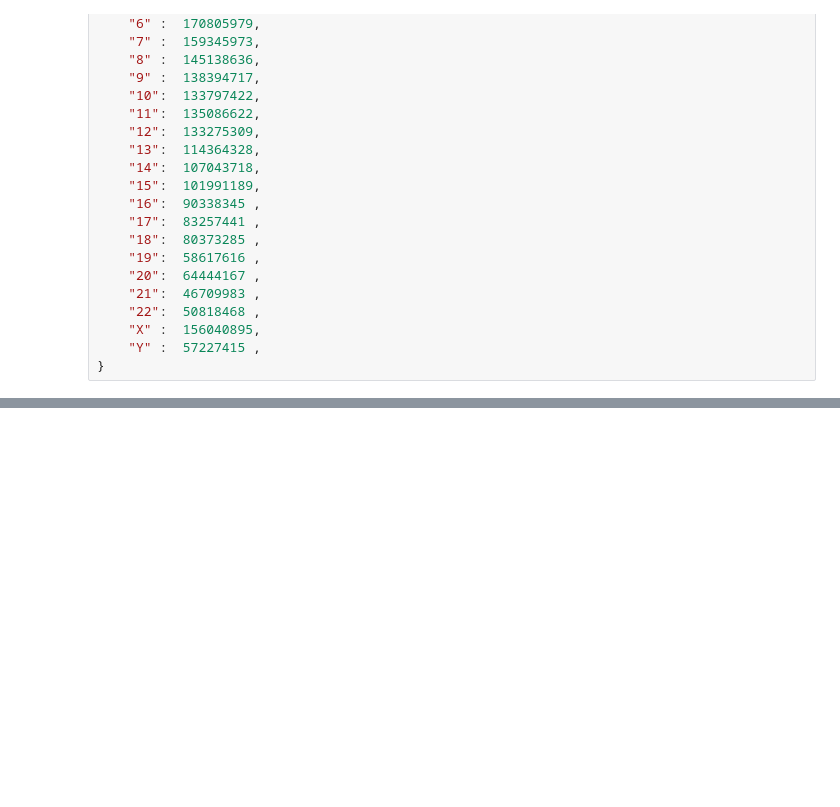
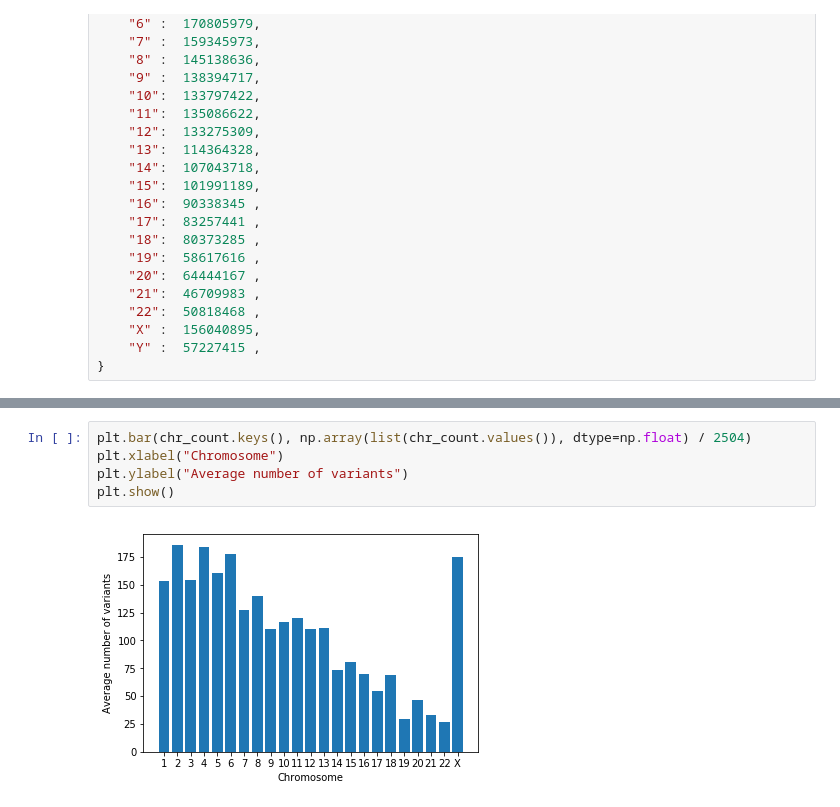
Before and after one commit to gamazeps/deepSV, a Jupyter notebook: vcf_analysis/VCF analysis.ipynb, the cells around one changed output, grey strips where cells are left out. Cells and saved outputs as stored; diff of their text form; blank space fills up the shorter version.

```diff
--- a/vcf_analysis/VCF analysis.ipynb
+++ b/vcf_analysis/VCF analysis.ipynb
@@ -52,0 +65,7 @@ chr_len = {
+# %%
+plt.bar(chr_count.keys(), np.array(list(chr_count.values()), dtype=np.float) / 2504)
+plt.xlabel("Chromosome")
+plt.ylabel("Average number of variants")
+plt.show()
+# %% [output]
+[figure, added]
```
Also changed, not shown: parts of 22 cells of this notebook.
